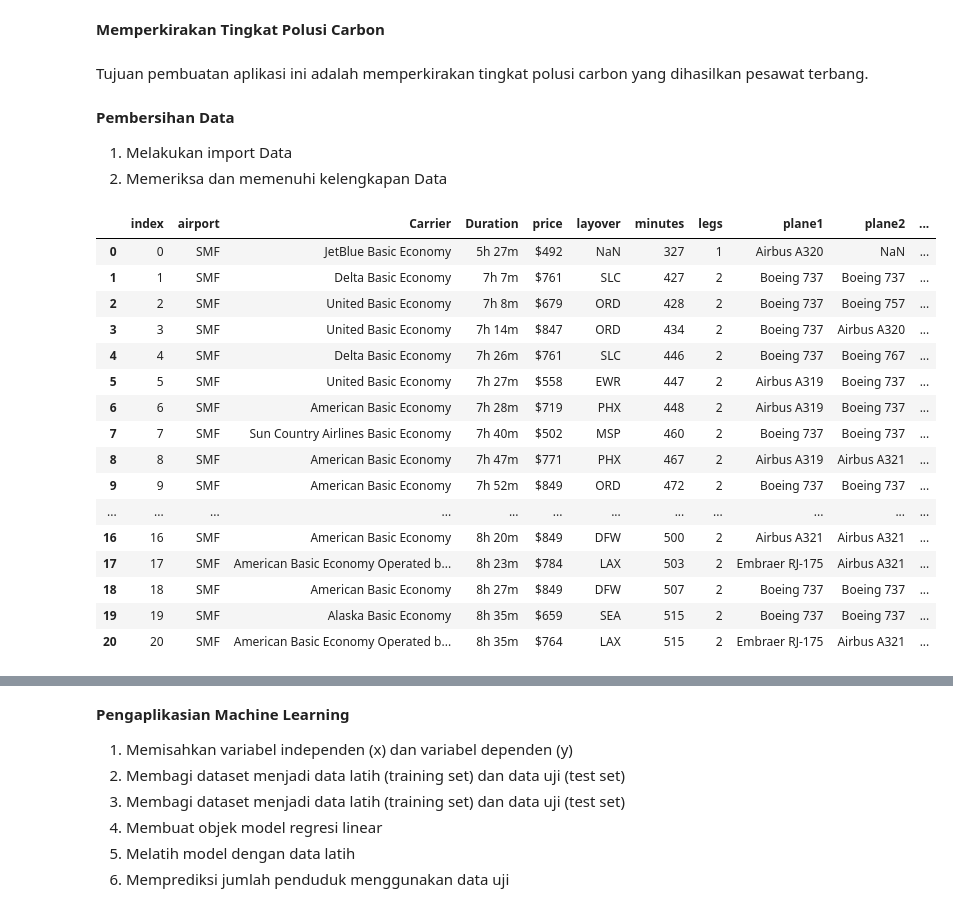
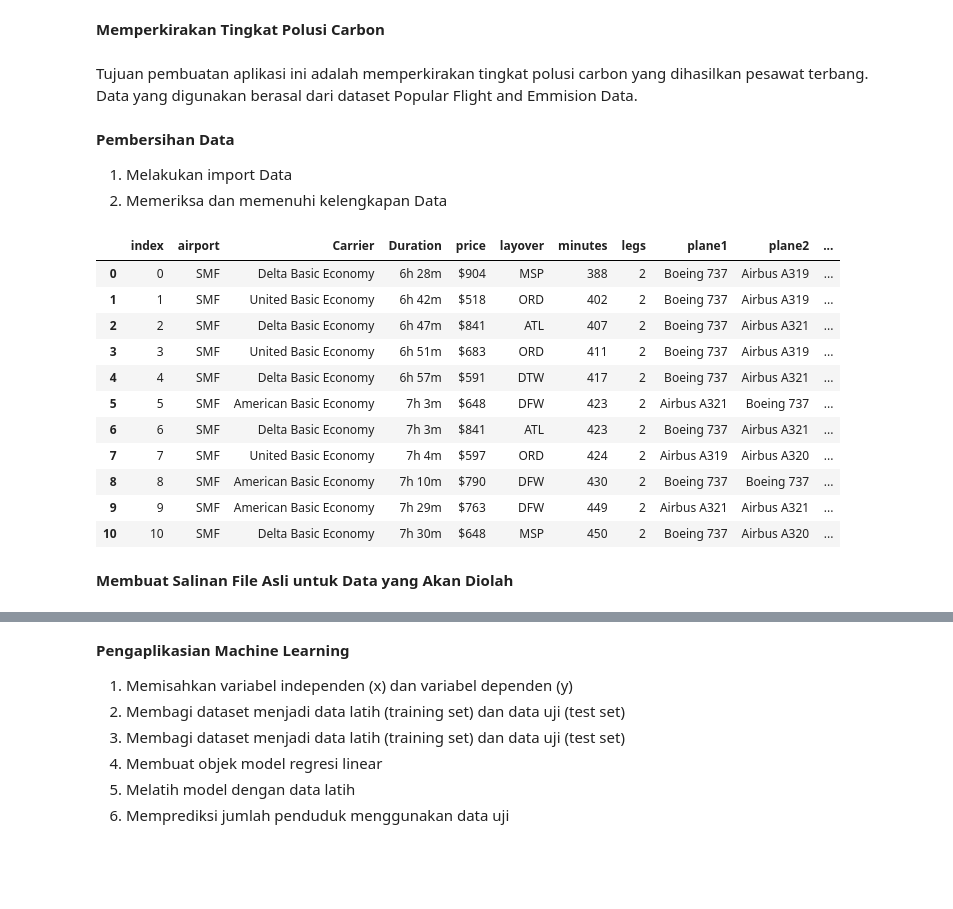
Before and after one commit to taukhidwb/Prediksi-Tingkat-Polusi-Carbon-Pesawat, a Jupyter notebook: Prediksi_Tingkat_Polusi_Carbon.ipynb, the cells around one changed output, grey strips where cells are left out. Saved outputs shown, nothing was run; the diff lists cells and outputs as text; code cells hidden in the pictures; blank space fills up the shorter version.

Commit message:
Mengganti nama file data. Menambahkan evaluasi model MSE, RMSE, dan R2. Mengubah urutan baris code supaya algoritmanya lebih jelas.

```diff
--- a/Prediksi_Tingkat_Polusi_Carbon.ipynb
+++ b/Prediksi_Tingkat_Polusi_Carbon.ipynb
@@ -3,7 +3,7 @@
 # %% [markdown]
 **Memperkirakan Tingkat Polusi Carbon**
 # %% [markdown]
-Tujuan pembuatan aplikasi ini adalah memperkirakan tingkat polusi carbon yang dihasilkan pesawat terbang.
+Tujuan pembuatan aplikasi ini adalah memperkirakan tingkat polusi carbon yang dihasilkan pesawat terbang. Data yang digunakan berasal dari dataset Popular Flight and Emmision Data.
 # %% [markdown]
 **Pembersihan Data**
 
@@ -21,26 +22,23 @@ from sklearn.model_selection import train_test_split
 from sklearn.linear_model import LinearRegression
 from sklearn.metrics import r2_score,mean_squared_error
 # %%
-# Melakukan import data (file "Scored_ABQ.csv") dan menampilkan datanya
+# Melakukan import data (file "Scored_DCA.csv") dan menampilkan datanya
 
-df_polusi_carbon = pd.read_csv("Scored_BOS.csv")
+df_polusi_carbon = pd.read_csv("Scored_DCA.csv")
 
-df_polusi_carbon.head(21)
+df_polusi_carbon.head(11)
 # %% [output]
 |  | index | airport | Carrier | Duration | price | layover | minutes | legs | plane1 | plane2 | ... |
-| 0 | 0 | SMF | JetBlue Basic Economy | 5h 27m | $492 | NaN | 327 | 1 | Airbus A320 | NaN | ... |
-| 1 | 1 | SMF | Delta Basic Economy | 7h 7m | $761 | SLC | 427 | 2 | Boeing 737 | Boeing 737 | ... |
-| 2 | 2 | SMF | United Basic Economy | 7h 8m | $679 | ORD | 428 | 2 | Boeing 737 | Boeing 757 | ... |
-| 3 | 3 | SMF | United Basic Economy | 7h 14m | $847 | ORD | 434 | 2 | Boeing 737 | Airbus A320 | ... |
-| 4 | 4 | SMF | Delta Basic Economy | 7h 26m | $761 | SLC | 446 | 2 | Boeing 737 | Boeing 767 | ... |
-| 5 | 5 | SMF | United Basic Economy | 7h 27m | $558 | EWR | 447 | 2 | Airbus A319 | Boeing 737 | ... |
-| 6 | 6 | SMF | American Basic Economy | 7h 28m | $719 | PHX | 448 | 2 | Airbus A319 | Boeing 737 | ... |
-| 7 | 7 | SMF | Sun Country Airlines Basic Economy | 7h 40m | $502 | MSP | 460 | 2 | Boeing 737 | Boeing 737 | ... |
-| 8 | 8 | SMF | American Basic Economy | 7h 47m | $771 | PHX | 467 | 2 | Airbus A319 | Airbus A321 | ... |
-| 9 | 9 | SMF | American Basic Economy | 7h 52m | $849 | ORD | 472 | 2 | Boeing 737 | Boeing 737 | ... |
-| ... | ... | ... | ... | ... | ... | ... | ... | ... | ... | ... | ... |
-| 16 | 16 | SMF | American Basic Economy | 8h 20m | $849 | DFW | 500 | 2 | Airbus A321 | Airbus A321 | ... |
-| 17 | 17 | SMF | American Basic Economy Operated b... | 8h 23m | $784 | LAX | 503 | 2 | Embraer RJ-175 | Airbus A321 | ... |
-| 18 | 18 | SMF | American Basic Economy | 8h 27m | $849 | DFW | 507 | 2 | Boeing 737 | Boeing 737 | ... |
-| 19 | 19 | SMF | Alaska Basic Economy | 8h 35m | $659 | SEA | 515 | 2 | Boeing 737 | Boeing 737 | ... |
-| 20 | 20 | SMF | American Basic Economy Operated b... | 8h 35m | $764 | LAX | 515 | 2 | Embraer RJ-175 | Airbus A321 | ... |
+| 0 | 0 | SMF | Delta Basic Economy | 6h 28m | $904 | MSP | 388 | 2 | Boeing 737 | Airbus A319 | ... |
+| 1 | 1 | SMF | United Basic Economy | 6h 42m | $518 | ORD | 402 | 2 | Boeing 737 | Airbus A319 | ... |
+| 2 | 2 | SMF | Delta Basic Economy | 6h 47m | $841 | ATL | 407 | 2 | Boeing 737 | Airbus A321 | ... |
+| 3 | 3 | SMF | United Basic Economy | 6h 51m | $683 | ORD | 411 | 2 | Boeing 737 | Airbus A319 | ... |
+| 4 | 4 | SMF | Delta Basic Economy | 6h 57m | $591 | DTW | 417 | 2 | Boeing 737 | Airbus A321 | ... |
+| 5 | 5 | SMF | American Basic Economy | 7h 3m | $648 | DFW | 423 | 2 | Airbus A321 | Boeing 737 | ... |
+| 6 | 6 | SMF | Delta Basic Economy | 7h 3m | $841 | ATL | 423 | 2 | Boeing 737 | Airbus A321 | ... |
+| 7 | 7 | SMF | United Basic Economy | 7h 4m | $597 | ORD | 424 | 2 | Airbus A319 | Airbus A320 | ... |
+| 8 | 8 | SMF | American Basic Economy | 7h 10m | $790 | DFW | 430 | 2 | Boeing 737 | Boeing 737 | ... |
+| 9 | 9 | SMF | American Basic Economy | 7h 29m | $763 | DFW | 449 | 2 | Airbus A321 | Airbus A321 | ... |
+| 10 | 10 | SMF | Delta Basic Economy | 7h 30m | $648 | MSP | 450 | 2 | Boeing 737 | Airbus A320 | ... |
+# %% [markdown]
+**Membuat Salinan File Asli untuk Data yang Akan Diolah**
```
Also changed, not shown: parts of 19 cells of this notebook.
